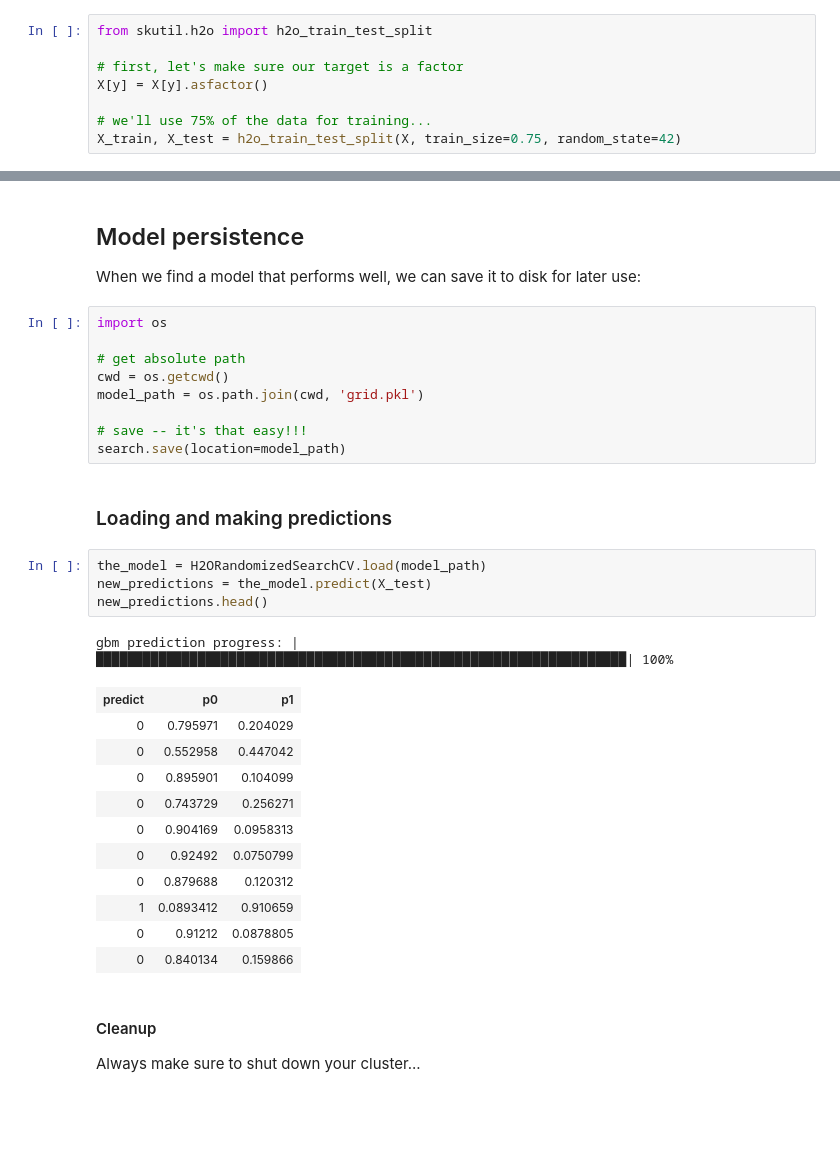
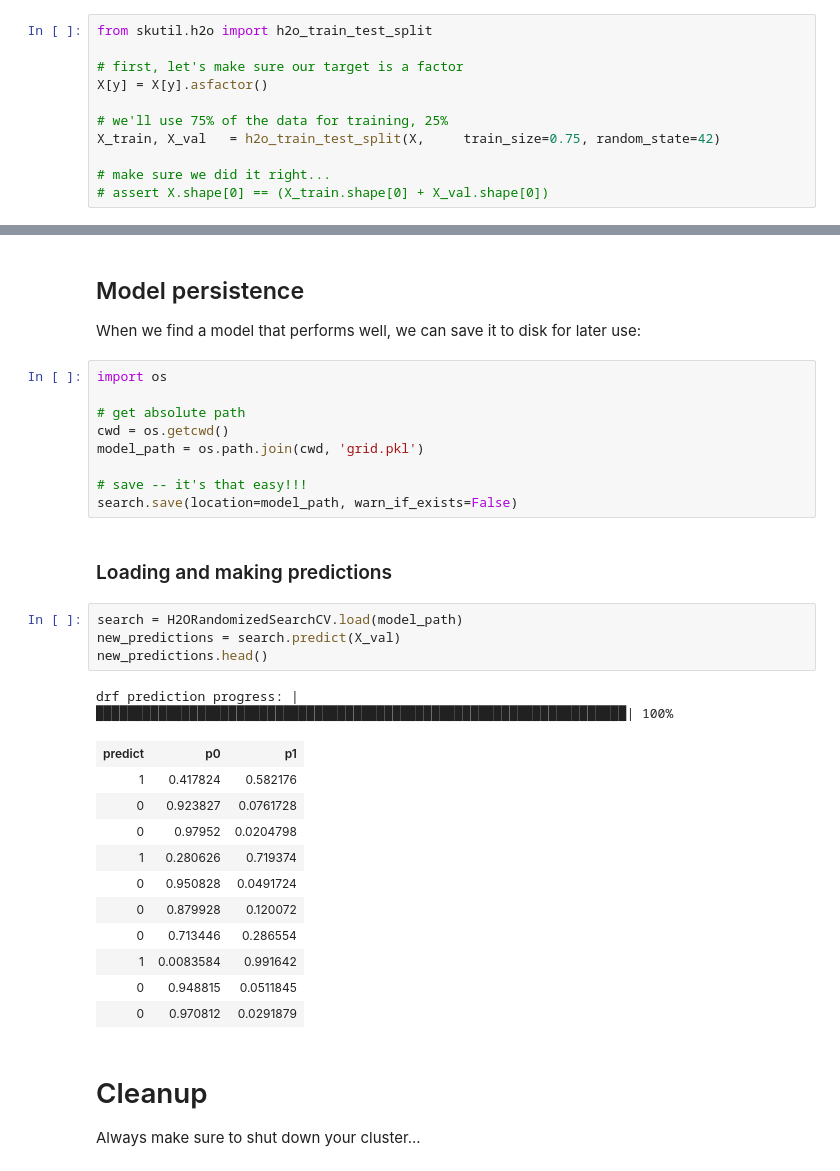
Before and after one commit to tgsmith61591/skutil, a Jupyter notebook: doc/examples/h2o/h2o_example.ipynb, the cells around one changed output, grey strips where cells are left out. Cells and saved outputs as stored; diff of their text form; blank space fills up the shorter version.

```diff
--- a/doc/examples/h2o/h2o_example.ipynb
+++ b/doc/examples/h2o/h2o_example.ipynb
@@ -95,6 +144,9 @@ from skutil.h2o import h2o_train_test_split
 # first, let's make sure our target is a factor
 X[y] = X[y].asfactor()
 
-# we'll use 75% of the data for training...
-X_train, X_test = h2o_train_test_split(X, train_size=0.75, random_state=42)
+# we'll use 75% of the data for training, 25%
+X_train, X_val   = h2o_train_test_split(X,     train_size=0.75, random_state=42)
+
+# make sure we did it right...
+# assert X.shape[0] == (X_train.shape[0] + X_val.shape[0])
 # %% [markdown]
@@ -354,28 +440,28 @@ cwd = os.getcwd()
 model_path = os.path.join(cwd, 'grid.pkl')
 
 # save -- it's that easy!!!
-search.save(location=model_path)
+search.save(location=model_path, warn_if_exists=False)
 # %% [markdown]
 ### Loading and making predictions
 # %%
-the_model = H2ORandomizedSearchCV.load(model_path)
-new_predictions = the_model.predict(X_test)
+search = H2ORandomizedSearchCV.load(model_path)
+new_predictions = search.predict(X_val)
 new_predictions.head()
 # %% [output]
-gbm prediction progress: |████████████████████████████████████████████████████████████████████| 100%
+drf prediction progress: |████████████████████████████████████████████████████████████████████| 100%
 | predict | p0 | p1 |
-| 0 | 0.795971 | 0.204029 |
-| 0 | 0.552958 | 0.447042 |
-| 0 | 0.895901 | 0.104099 |
-| 0 | 0.743729 | 0.256271 |
-| 0 | 0.904169 | 0.0958313 |
-| 0 | 0.92492 | 0.0750799 |
-| 0 | 0.879688 | 0.120312 |
-| 1 | 0.0893412 | 0.910659 |
-| 0 | 0.91212 | 0.0878805 |
-| 0 | 0.840134 | 0.159866 |
+| 1 | 0.417824 | 0.582176 |
+| 0 | 0.923827 | 0.0761728 |
+| 0 | 0.97952 | 0.0204798 |
+| 1 | 0.280626 | 0.719374 |
+| 0 | 0.950828 | 0.0491724 |
+| 0 | 0.879928 | 0.120072 |
+| 0 | 0.713446 | 0.286554 |
+| 1 | 0.0083584 | 0.991642 |
+| 0 | 0.948815 | 0.0511845 |
+| 0 | 0.970812 | 0.0291879 |
 # %% [markdown]
-#### Cleanup
+# Cleanup
 
 Always make sure to shut down your cluster...
 # %%
```
Also changed, not shown: parts of 22 cells of this notebook, 2 other files.
